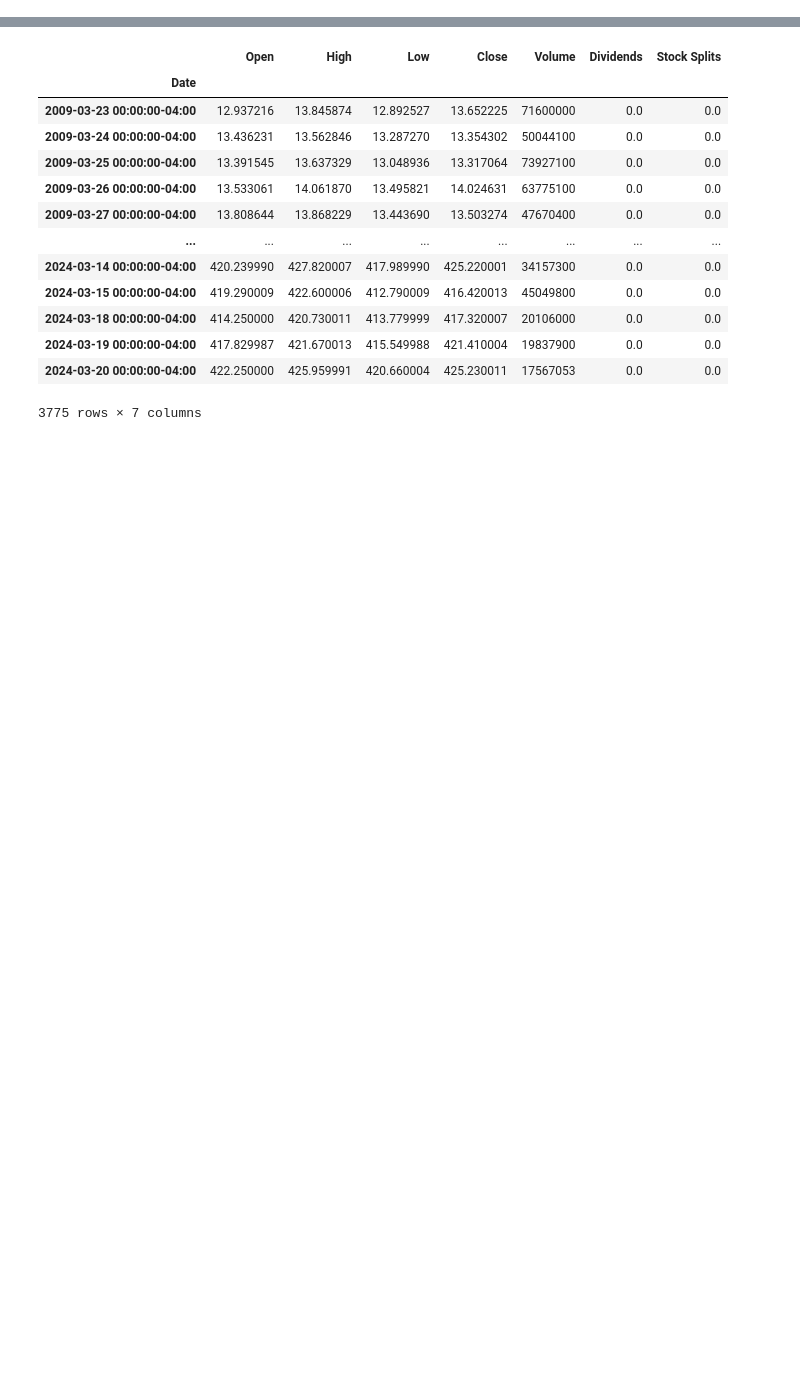
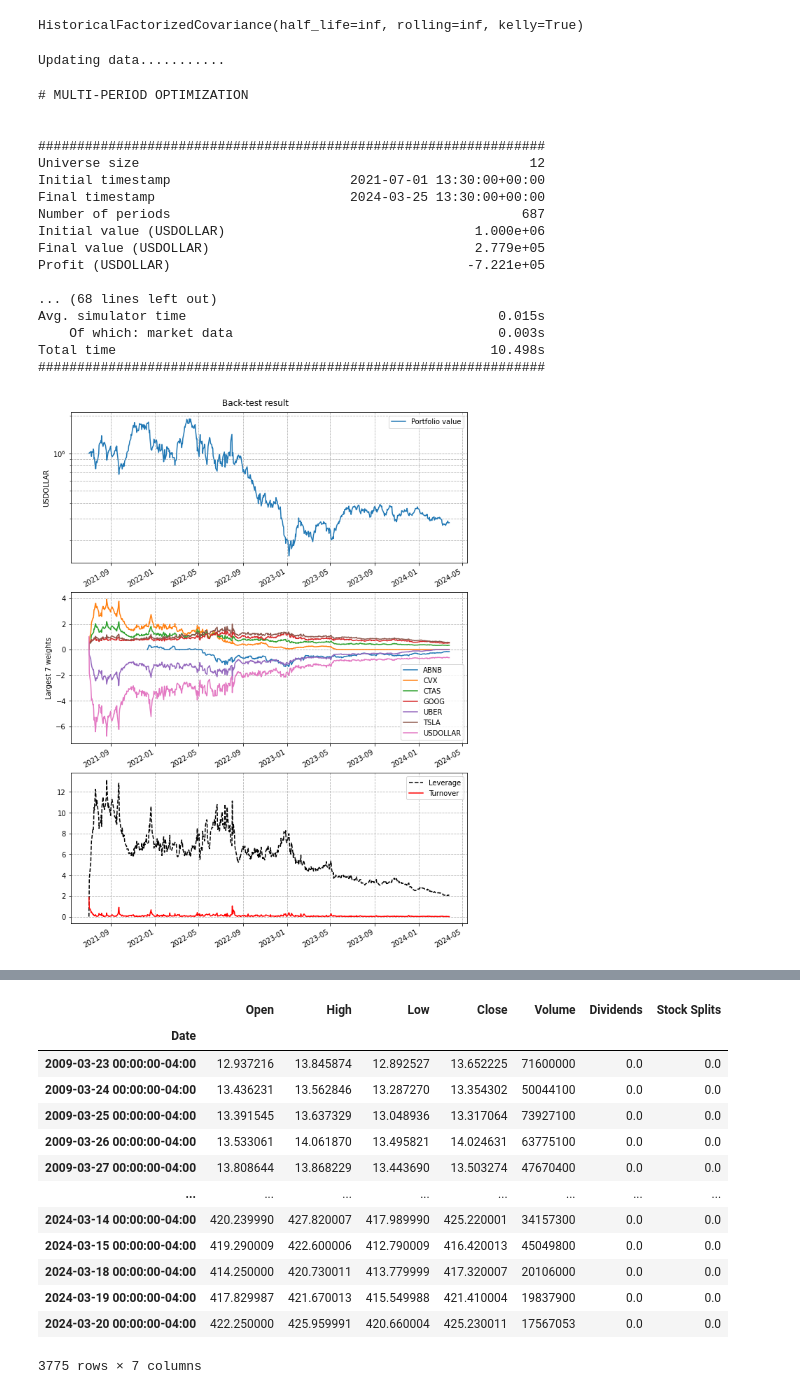
Before and after one commit to thomas-c-suman/ORIE5370Project, a Jupyter notebook: ORIE 5370 Final Project.ipynb, the cells around one changed output, grey strips where cells are left out. Drawn from its saved outputs; the diff is of its cells as text; code cells hidden in the pictures; blank space fills up the shorter version.

```diff
--- a/ORIE 5370 Final Project.ipynb
+++ b/ORIE 5370 Final Project.ipynb
@@ -5,21 +6,75 @@ import cvxportfolio as cvx
 import yfinance as yf
 import pandas as pd
 import numpy as np
+# %%
+cvx.forecast.HistoricalFactorizedCovariance()
+# %% [output]
+HistoricalFactorizedCovariance(half_life=inf, rolling=inf, kelly=True)
 # %%
+# Historical Data
+
 # Initialize stock market simulator
 simulator = cvx.StockMarketSimulator(
-    [])
+    ['AAPL', 'AMZN', 'UBER', 'ZM', 'CVX', 'TSLA', 'GM', 'ABNB', 'CTAS', 'GOOG', 'BX'])
 
 # Change Covariance to know value for new simulator
-change_cov
+# change_cov
 
 # Create objective function and constraints to the optimization problem
-objective = cvx.ReturnsForecast()
-            - gamma_trade * cvx.StocksTransactionCost() - gamma_hold * cvx.StocksHoldingCost()
-            - cvx.FullCovariance()
+
 constraints = []
+gamma_trade = 2.5
+gamma_hold = 2.5
+
+def make_policy(gamma_trade, gamma_risk, constraints):
+    return cvx.MultiPeriodOptimization(cvx.ReturnsForecast()
+                                       - gamma_trade * cvx.StocksTransactionCost()
+                                       - gamma_hold * cvx.StocksHoldingCost() - cvx.FullCovariance(),
+                                          constraints, planning_horizon=12)
+
+policy = make_policy(1, 1, constraints)
+
+# objective = cvx.ReturnsForecast()
+#             - gamma_trade * cvx.StocksTransactionCost() - gamma_hold * cvx.StocksHoldingCost()
+#             - cvx.FullCovariance()
 
 # Initialize policy
-policy = cvx.MultiPeriodOptimization(objective, constraints, planning_horizon=12)
+# policy = cvx.MultiPeriodOptimization(objective, constraints, planning_horizon=12)
 
 # backtest
+results = simulator.backtest_many([policy, cvx.Uniform()], start_time='2021-07-01')
+# %% [output]
+Updating data...........
+# %%
+# print multi-period result
+print("\n# MULTI-PERIOD OPTIMIZATION\n")
+print(results[0])
+
+# print uniform allocation result
+print("\n# UNIFORM ALLOCATION:\n")
+print(results[1])
+
+# plot value and weights of the portfolio in time for MPO
+mpo_figure = results[0].plot()
+
+# plot value and weights of the portfolio in time for uniform
+uniform_figure = results[1].plot()
+# %% [output]
+# MULTI-PERIOD OPTIMIZATION
+
+
+#################################################################
+Universe size                                                  12
+Initial timestamp                       2021-07-01 13:30:00+00:00
+Final timestamp                         2024-03-25 13:30:00+00:00
+Number of periods                                             687
+Initial value (USDOLLAR)                                1.000e+06
+Final value (USDOLLAR)                                  2.779e+05
+Profit (USDOLLAR)                                      -7.221e+05
+
+... (68 lines left out)
+Avg. simulator time                                        0.015s
+    Of which: market data                                  0.003s
+Total time                                                10.498s
+#################################################################
+[figure, added]
```
Also changed, not shown: parts of 6 cells of this notebook.
